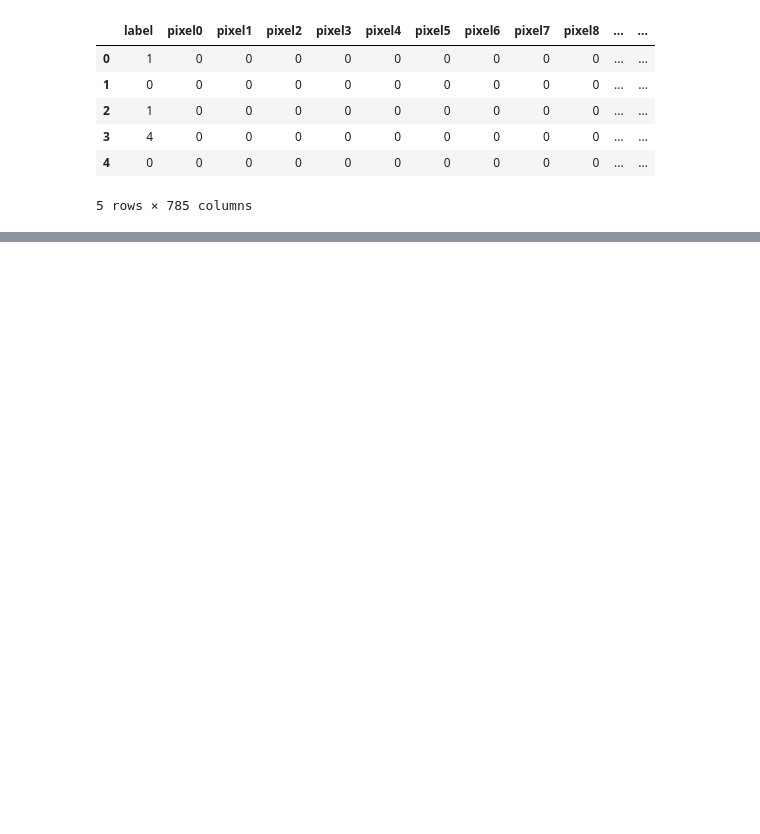
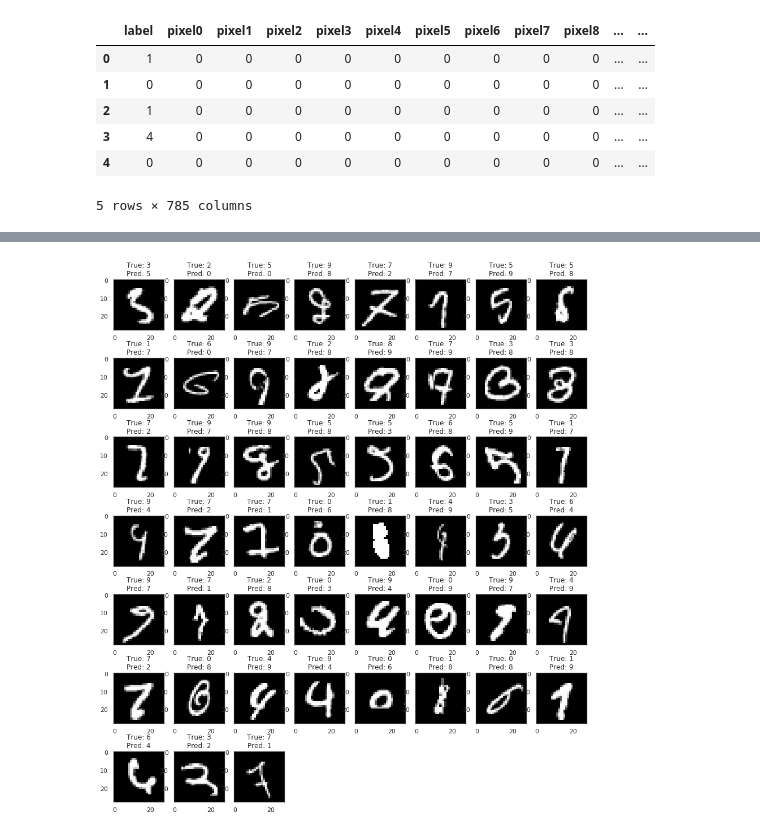
Before and after one commit to jim3101/digit-recognizer, a Jupyter notebook: notebooks/digit-recognizer.ipynb, the cells around one changed output, grey strips where cells are left out. Cells and saved outputs as stored; diff of their text form; code cells hidden in the pictures; blank space fills up the shorter version.

```diff
--- a/notebooks/digit-recognizer.ipynb
+++ b/notebooks/digit-recognizer.ipynb
@@ -239,0 +225,9 @@ cnn_loss, cnn_accuracy = cnn_model.evaluate(x_test_cnn, y_test_np)
+# %%
+wrong_predictions_ind = np.where(y_pred != y_test)
+hard_digits = x_test[wrong_predictions_ind]
+
+titles = ['True: {}\nPred: {}'.format(y_test[i], y_pred[i]) for i in wrong_predictions_ind[0]]
+
+plot_n_digits(hard_digits, images_per_row=8, titles=titles)
+# %% [output]
+[figure, added]
```
Also changed, not shown: parts of 28 cells of this notebook, 5 other files.
